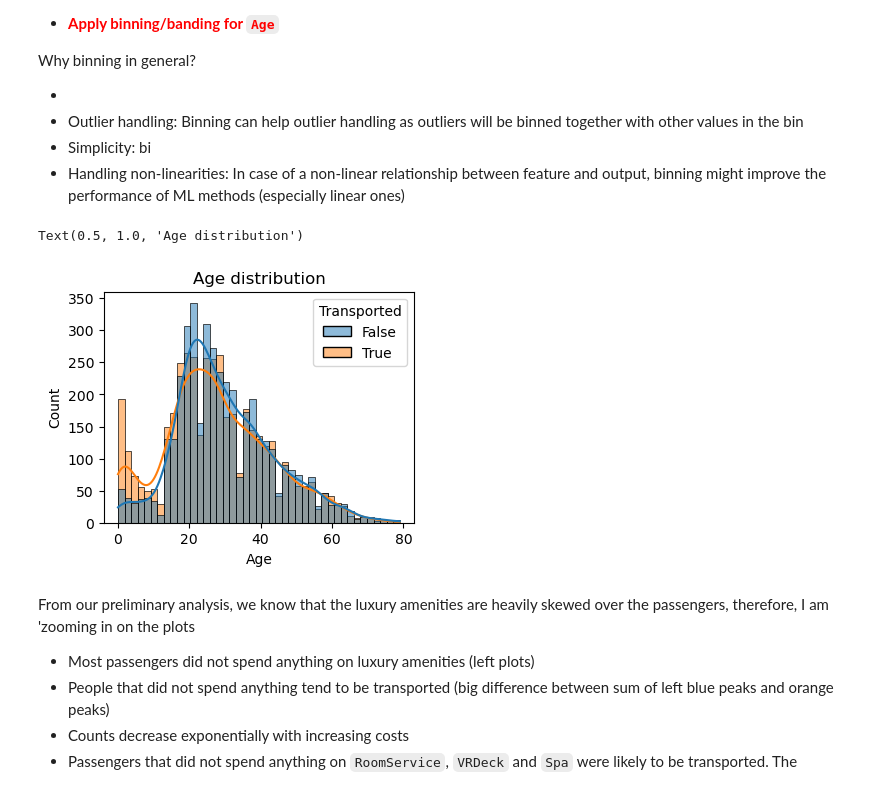
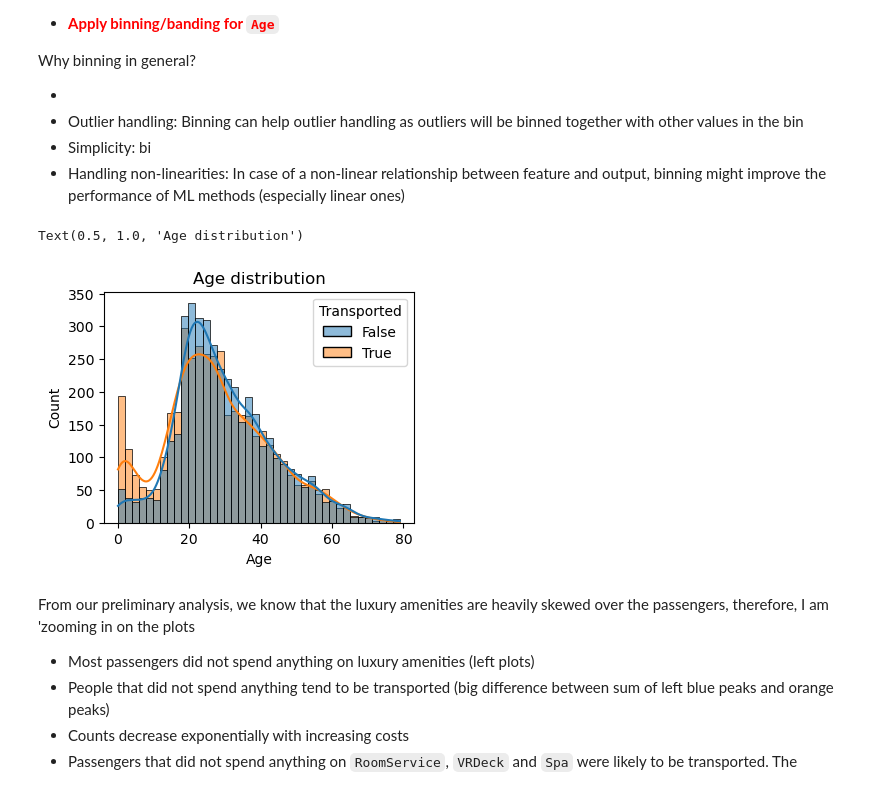
Before and after one commit to luukvanroessel/ML, a Jupyter notebook: practice/spaceship_titanic/spaceship_titanic_example.ipynb, the cells around one changed output. Drawn from its saved outputs; the diff is of its cells as text; code cells hidden in the pictures.

```diff
--- a/practice/spaceship_titanic/spaceship_titanic_example.ipynb
+++ b/practice/spaceship_titanic/spaceship_titanic_example.ipynb
@@ -175,11 +175,11 @@ Why binning in general?
 # %%
 fig, ax = plt.subplots(figsize=(4,3))
 
-sns.histplot(data=train_df, x='Age', hue="Transported", kde=True)
+sns.histplot(data=train_df, x='Age', hue="Transported", kde=True, bins=40)
 ax.set_title("Age distribution")
 # %% [output]
 Text(0.5, 1.0, 'Age distribution')
-[figure, old version]
+[figure, new version]
 # %% [markdown]
 From our preliminary analysis, we know that the luxury amenities are heavily skewed over the passengers, therefore, I am 'zooming in on the plots
 
```
Also changed, not shown: parts of 2 cells of this notebook.
